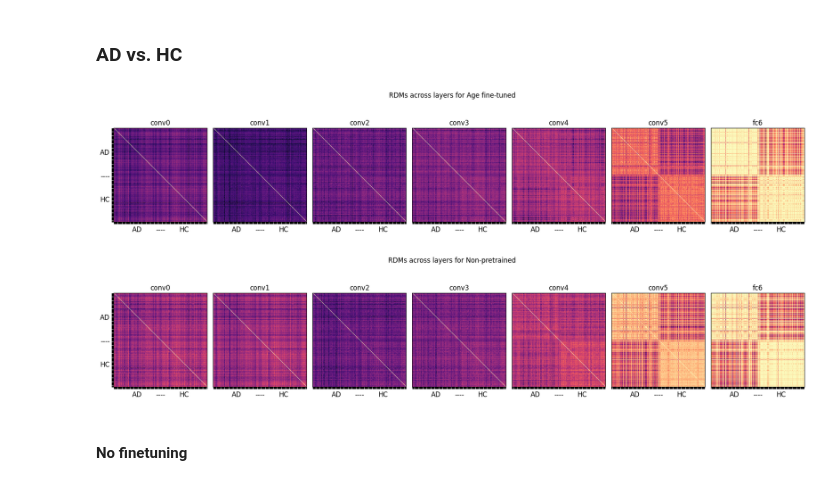
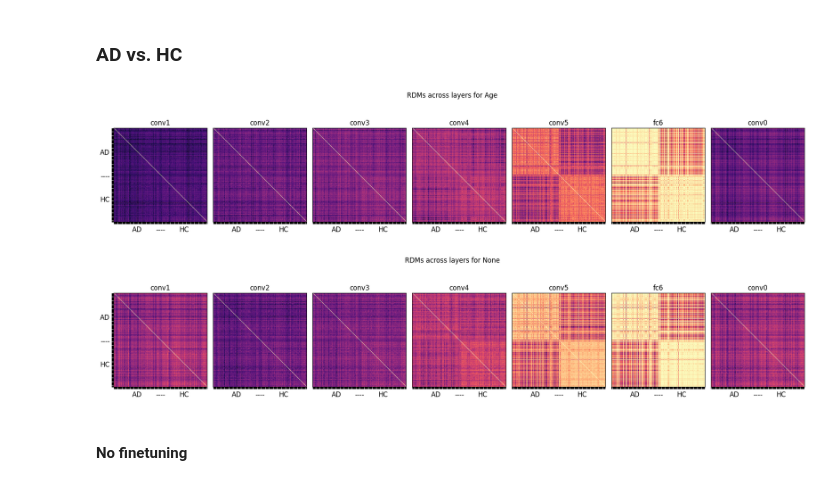
Before and after one commit to FerminT/BrainVAE, a Jupyter notebook: RSA.ipynb, the cells around one changed output. Saved outputs shown, nothing was run; the diff lists cells and outputs as text; code cells hidden in the pictures.

```diff
--- a/RSA.ipynb
+++ b/RSA.ipynb
@@ -257,13 +256,13 @@ comparisons_dict = compare_models(tasks, models, layers, rdms_path, n_iters, ran
 ### AD vs. HC
 # %%
 ad_vs_hc_rdms, _ = load_task_rdms(rdms_path, 'ad_vs_hc')
-age_ft_rdms = plot_maps(ad_vs_hc_rdms['age']['tl'], 'Age fine-tuned', ['AD', 'HC'], layers=layers + ['fc6'])
-none_rdms = plot_maps(ad_vs_hc_rdms['none']['tl'], 'Non-pretrained', ['AD', 'HC'], layers=layers + ['fc6'])
-# age_ft_rdms.savefig(base_path / 'results' / 'age_pt_maps.png', dpi=300)
-# none_rdms.savefig(base_path / 'results' / 'age_ft_maps.png', dpi=300)
+age_ft_rdms = plot_maps(ad_vs_hc_rdms['age']['tl'], 'Age', ['AD', 'HC'])
+none_rdms = plot_maps(ad_vs_hc_rdms['none']['tl'], 'None', ['AD', 'HC'])
+# tl_age_maps = plot_maps(ad_vs_hc_rdms['age']['tl'], 'Age TL', ['AD', 'HC'])
+# tl_age_maps.savefig(rdms_path / 'tl_age_maps.png', dpi=300)
 # %% [output]
-[figure, old version]
+[figure, new version]
-[figure, old version]
+[figure, new version]
 # %% [markdown]
 #### No finetuning
 # %%
```
Also changed, not shown: parts of 3 cells of this notebook, 1 other file.
